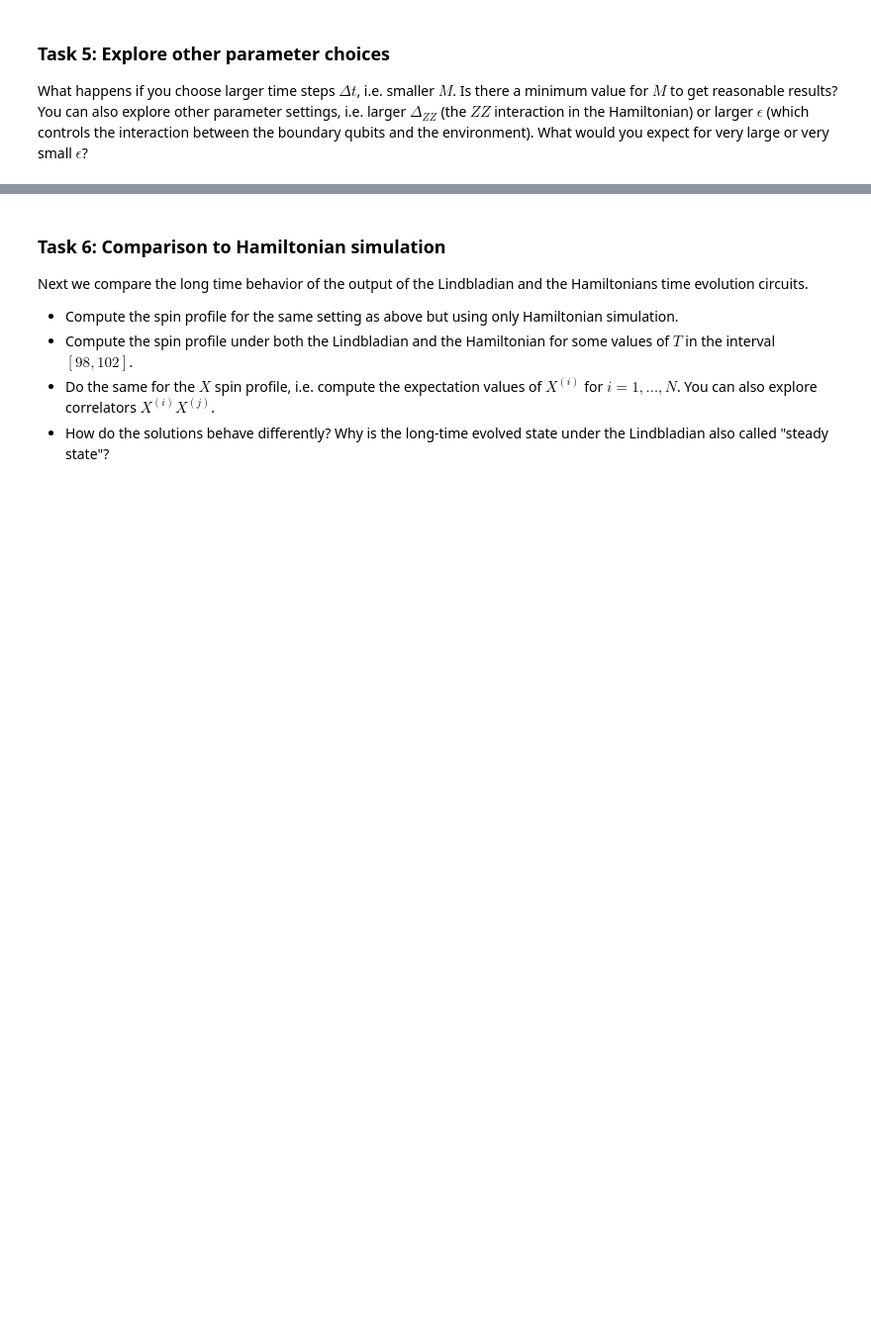
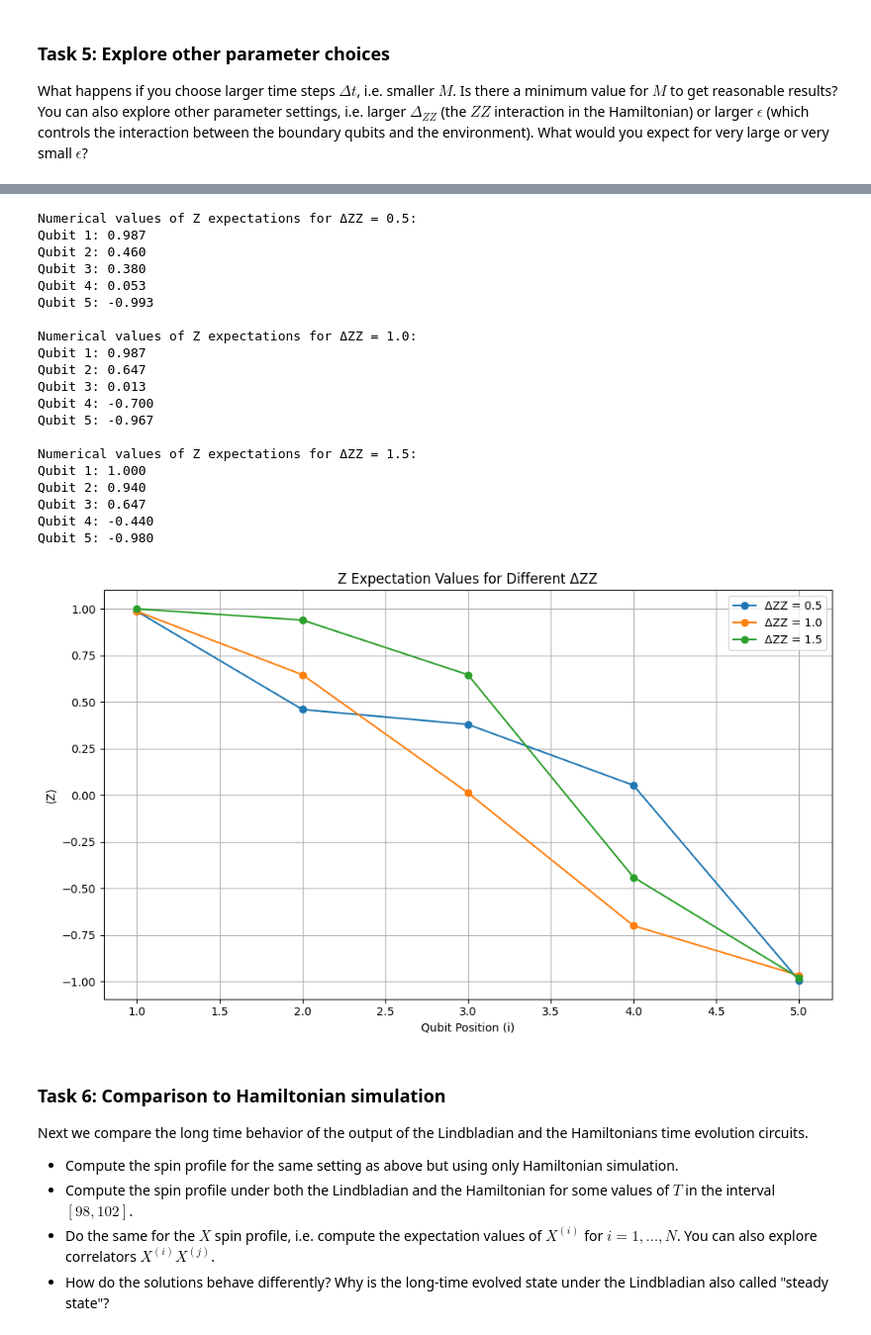
Before and after one commit to Rohan-T144/2025-Quantinuum, a Jupyter notebook: notebooks/lindblad_simulation.ipynb, the cells around one changed output, grey strips where cells are left out. Shown at 99% size. Saved outputs shown, nothing was run; the diff lists cells and outputs as text; code cells hidden in the pictures; blank space fills up the shorter version.

```diff
--- a/notebooks/lindblad_simulation.ipynb
+++ b/notebooks/lindblad_simulation.ipynb
@@ -484,3 +505,54 @@ What happens if you choose larger time steps $\Delta t$, i.e. smaller $M$. Is th
+# %%
+plt.figure(figsize=(10, 6))
+
+for delta_zz in [0.5, 1.0, 1.5]:
+    sim_circuit = XXZ_lindblad_simulation_circ(
+        n_system_qubits=n_qubits,
+        Delta_ZZ=delta_zz,
+        epsilon=0.2,
+        t_evolution=100,
+        n_evolution_steps=30,
+    )
+
+    z_expectations = measure_z_expectations(sim_circuit, n_qubits)
+
+    plt.plot(range(1, n_qubits + 1), z_expectations, 'o-',
+             label=f'ΔZZ = {delta_zz}')
+
+    # Print numerical values
+    print(f"\nNumerical values of Z expectations for ΔZZ = {delta_zz}:")
+    for i, exp in enumerate(z_expectations, 1):
+        print(f"Qubit {i}: {exp:.3f}")
+
+plt.xlabel('Qubit Position (i)')
+plt.ylabel('⟨Z⟩')
+plt.title('Z Expectation Values for Different ΔZZ')
+plt.grid(True)
+plt.legend()
+plt.tight_layout()
+plt.show()
+# %% [output]
+Numerical values of Z expectations for ΔZZ = 0.5:
+Qubit 1: 0.987
+Qubit 2: 0.460
+Qubit 3: 0.380
+Qubit 4: 0.053
+Qubit 5: -0.993
+
+Numerical values of Z expectations for ΔZZ = 1.0:
+Qubit 1: 0.987
+Qubit 2: 0.647
+Qubit 3: 0.013
+Qubit 4: -0.700
+Qubit 5: -0.967
+
+Numerical values of Z expectations for ΔZZ = 1.5:
+Qubit 1: 1.000
+Qubit 2: 0.940
+Qubit 3: 0.647
+Qubit 4: -0.440
+Qubit 5: -0.980
+[figure, added]
 # %% [markdown]
 ### Task 6: Comparison to Hamiltonian simulation
 
```
Also changed, not shown: parts of 11 cells of this notebook.
